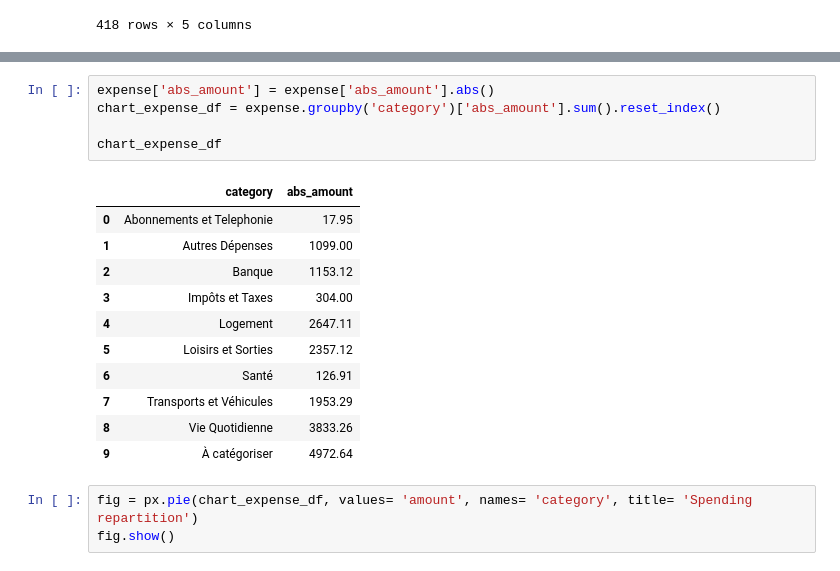
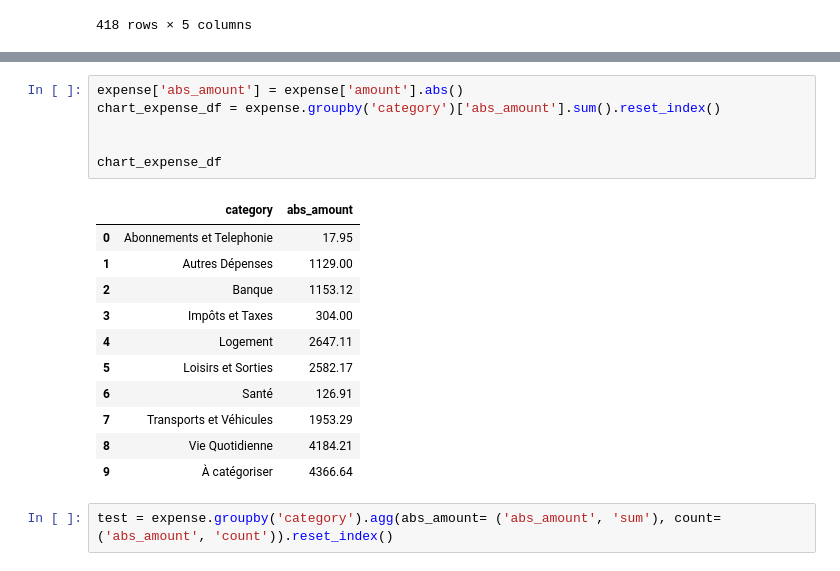
Before and after one commit to Keenan-Penner/expense-tracker, a Jupyter notebook: test.ipynb, the cells around one changed output, grey strips where cells are left out. Drawn from its saved outputs; the diff is of its cells as text.

Commit message:
ran tests

```diff
--- a/test.ipynb
+++ b/test.ipynb
@@ -208,22 +205,22 @@ expense[expense['category'] == 'À catégoriser']
 | 451 | 24-03-2025 | À catégoriser | Virement émis | VIREMENT VERS MR PENNER-LACOMPTE ... | -20.00 |
 | 483 | 10-03-2025 | À catégoriser | Retrait d'espèces | RETRAIT DISTRIBUTEUR CAISSE D EPA... | -40.00 |
 # %%
-expense['abs_amount'] = expense['abs_amount'].abs()
+expense['abs_amount'] = expense['amount'].abs()
 chart_expense_df = expense.groupby('category')['abs_amount'].sum().reset_index()
 
+
 chart_expense_df
 # %% [output]
 |  | category | abs_amount |
 | 0 | Abonnements et Telephonie | 17.95 |
-| 1 | Autres Dépenses | 1099.00 |
+| 1 | Autres Dépenses | 1129.00 |
 | 2 | Banque | 1153.12 |
 | 3 | Impôts et Taxes | 304.00 |
 | 4 | Logement | 2647.11 |
-| 5 | Loisirs et Sorties | 2357.12 |
+| 5 | Loisirs et Sorties | 2582.17 |
 | 6 | Santé | 126.91 |
 | 7 | Transports et Véhicules | 1953.29 |
-| 8 | Vie Quotidienne | 3833.26 |
-| 9 | À catégoriser | 4972.64 |
+| 8 | Vie Quotidienne | 4184.21 |
+| 9 | À catégoriser | 4366.64 |
-# %%
-fig = px.pie(chart_expense_df, values= 'amount', names= 'category', title= 'Spending repartition')
-fig.show()
+# %%
+test = expense.groupby('category').agg(abs_amount= ('abs_amount', 'sum'), count= ('abs_amount', 'count')).reset_index()
```
Also changed, not shown: parts of 4 cells of this notebook.
